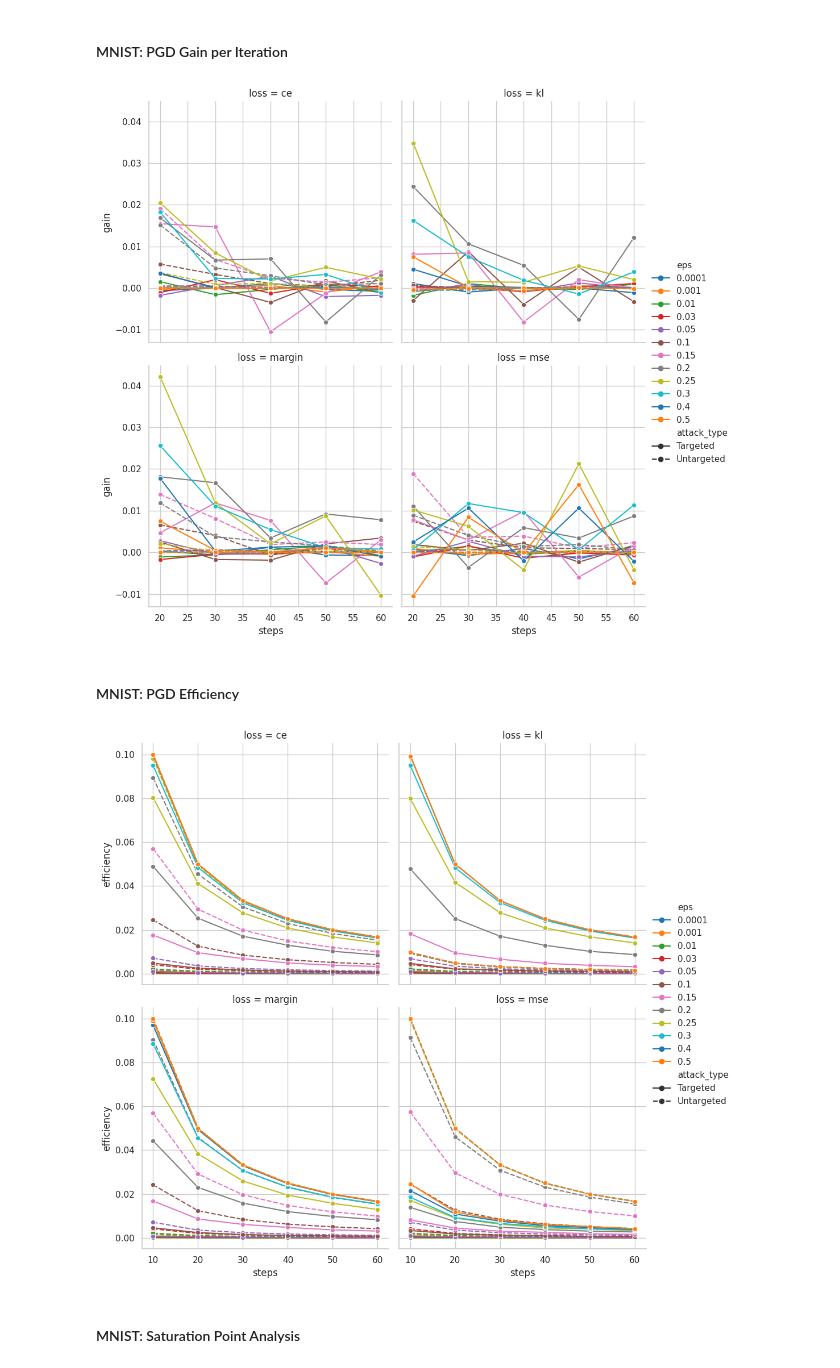
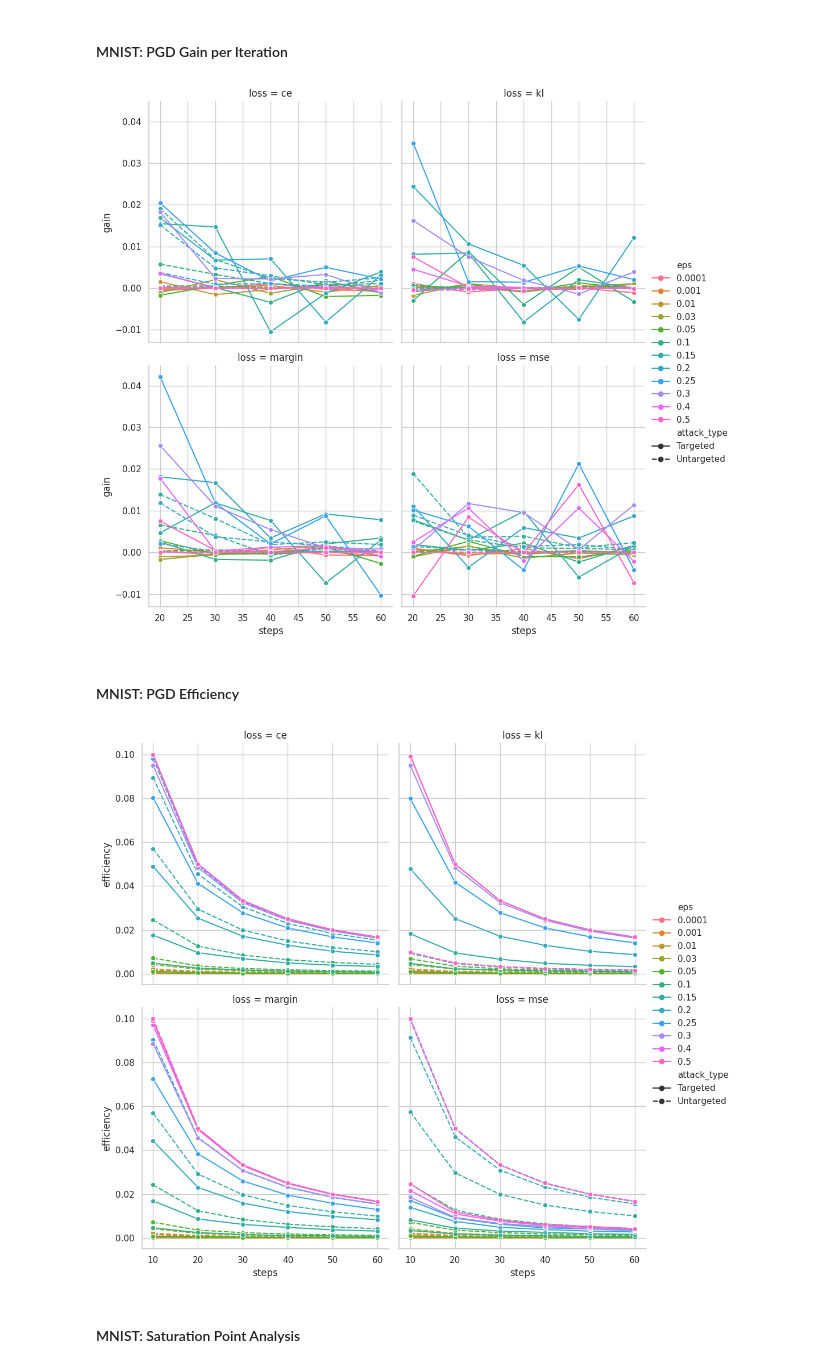
Before and after one commit to ch-yun-01/adversarial-fgsm-pgd, a Jupyter notebook: anaylze.ipynb, the cells around one changed output. Saved outputs shown, nothing was run; the diff lists cells and outputs as text; code cells hidden in the pictures.

```diff
--- a/anaylze.ipynb
+++ b/anaylze.ipynb
@@ -248,6 +248,8 @@ plt.show()
 #### MNIST: PGD Success Rate vs Iterations
 # %%
 mnist_pgd_df = pgd_df[pgd_df["dataset"]=="mnist"]
+
+palette = sns.color_palette("husl", 12)
 
 sns.relplot(
     data=mnist_pgd_df,
@@ -259,7 +261,7 @@ sns.relplot(
     kind="line",
     marker="o",
     col_wrap=2,
-    palette="tab10",
+    palette=palette,
     legend="full"
 )
 plt.show()
@@ -278,31 +280,31 @@ sns.relplot(
     kind="line",
     marker="o",
     col_wrap=2,
-    palette="tab10",
+    palette=palette,
     legend="full"
 )
 plt.show()
 # %% [output]
-[figure, old version]
+[figure, new version]
 # %% [markdown]
 #### MNIST: PGD Efficiency
 # %%
 sns.relplot(
     data=mnist_pgd_df,
     x="steps",
     y="efficiency",
     hue="eps",
     style="attack_type",
     col="loss",
     kind="line",
     marker="o",
     col_wrap=2,
-    palette="tab10",
+    palette=palette,
     legend="full"
 )
 plt.show()
 # %% [output]
-[figure, old version]
+[figure, new version]
 # %% [markdown]
 #### MNIST: Saturation Point Analysis
 # %%
```
Also changed, not shown: parts of 4 cells of this notebook.
